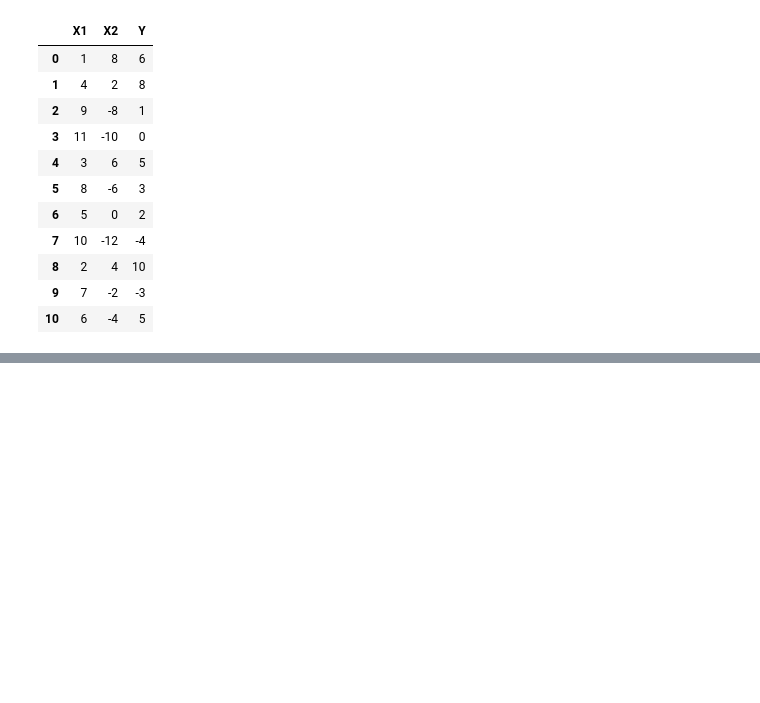
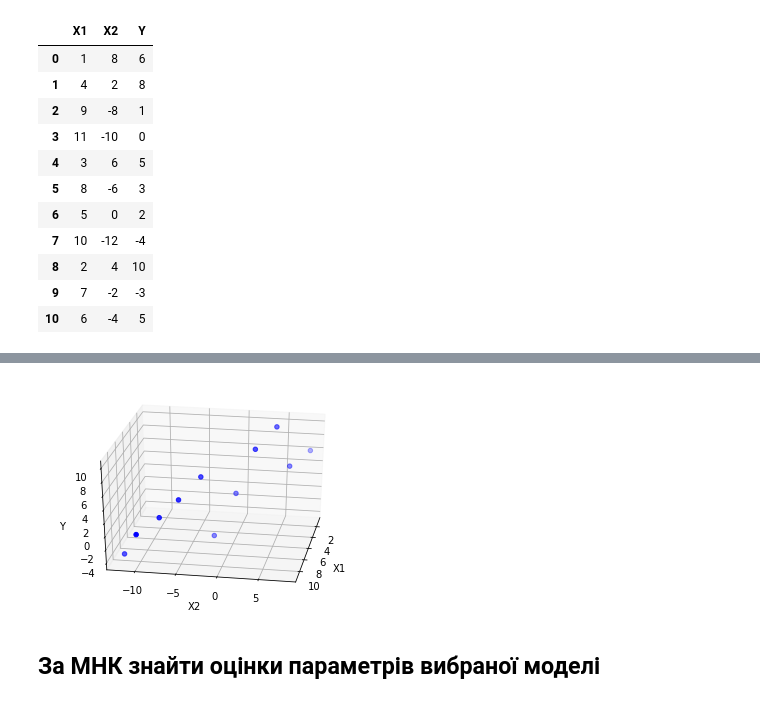
Before and after one commit to nikiandr/regressanalysiscourse, a Jupyter notebook: main.ipynb, the cells around one changed output, grey strips where cells are left out. Saved outputs shown, nothing was run; the diff lists cells and outputs as text; code cells hidden in the pictures; blank space fills up the shorter version.

```diff
--- a/main.ipynb
+++ b/main.ipynb
@@ -73,0 +183,16 @@ ax.plot3D(task2_data['X1'], task2_data['X2'], task2_data['Y'], 'o')
+# %%
+fig = plt.figure()
+ax = plt.axes(projection='3d')
+ax.scatter3D(task2_data['X1'].to_numpy(), task2_data['X2'].to_numpy(), task2_data['Y'].to_numpy(), c="b")
+ax.set_xlabel('X1')
+ax.set_ylabel('X2')
+ax.set_zlabel('Y')
+ax.view_init(elev=30, azim = 10)
+ax.set_xticks([0, 2, 4, 6, 8, 10])
+ax.set_yticks([-10, -5, 0, 5, 10])
+ax.set_zticks([-4, -2, 0, 2, 4, 6, 8, 10])
+plt.show()
+# %% [output]
+[figure, added]
+# %% [markdown]
+## За МНК знайти оцінки параметрів вибраної моделі
```
Also changed, not shown: parts of 49 cells of this notebook, 5 other files.
